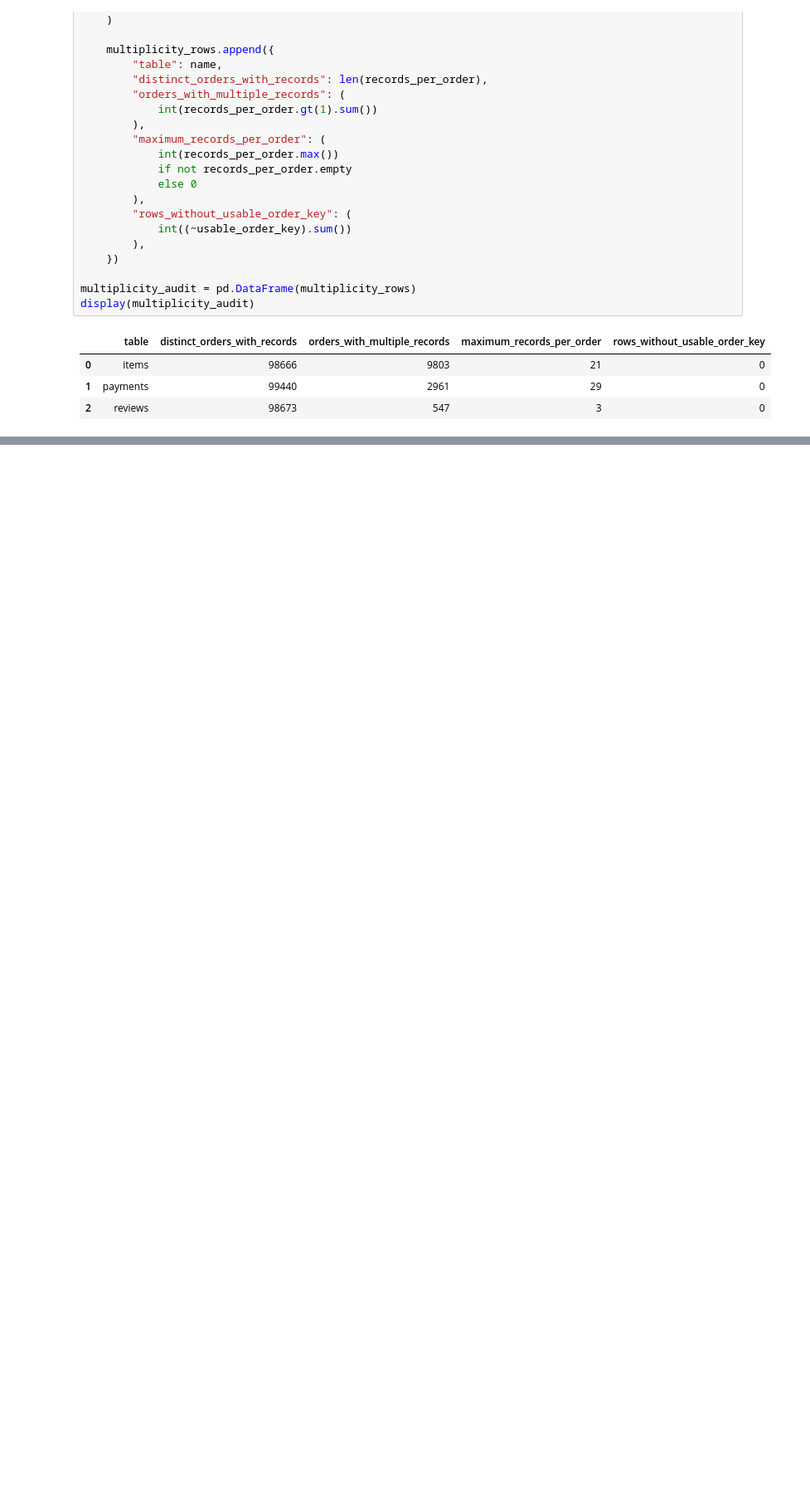
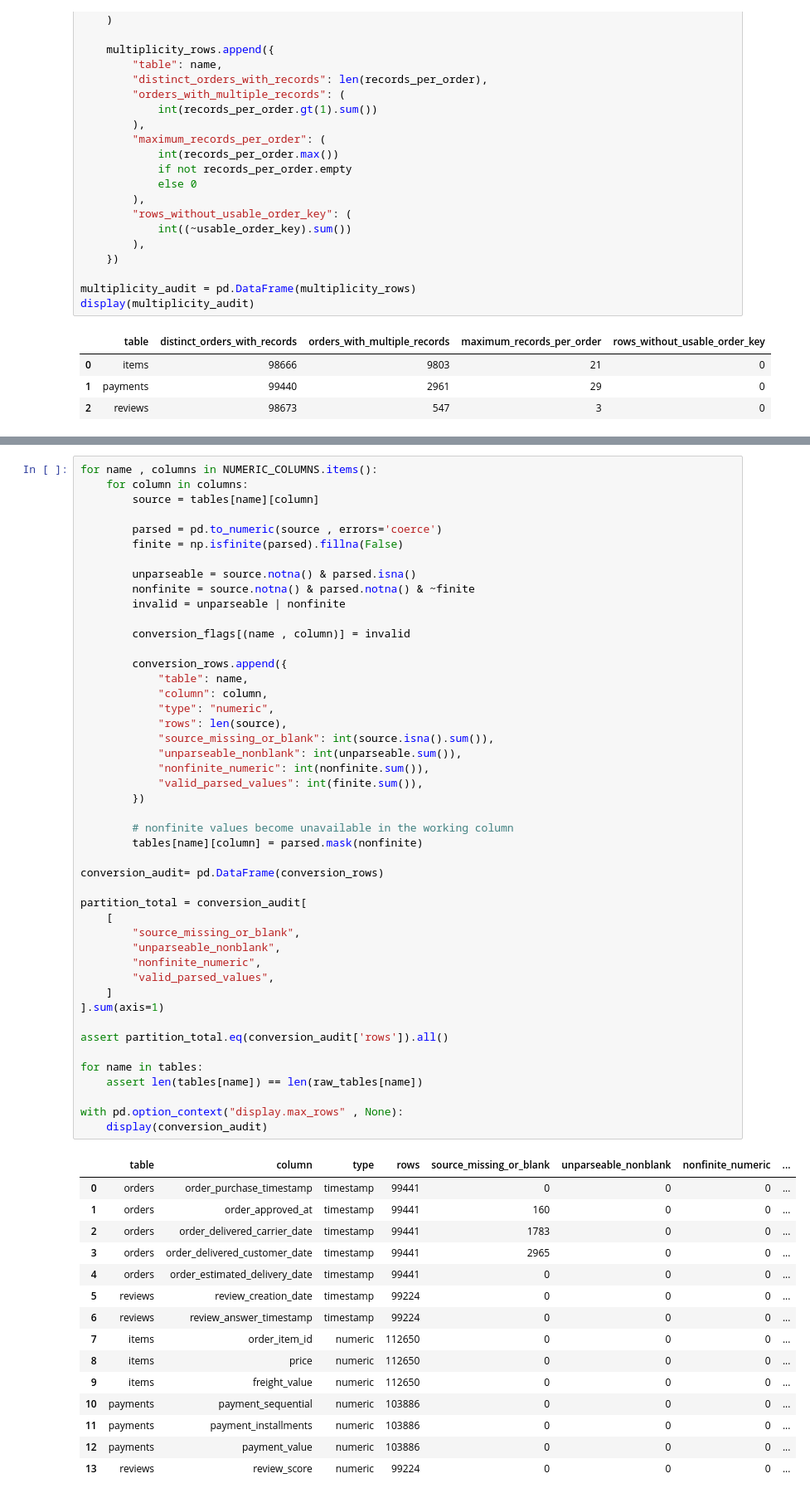
Before and after one commit to BusinessCrab/orderlens-brazilian-ecommerce-analysis, a Jupyter notebook: brazilian_ecommerce_analysis.ipynb, the cells around one changed output, grey strips where cells are left out. Shown at 83% size. Saved outputs shown, nothing was run; the diff lists cells and outputs as text; blank space fills up the shorter version.

Commit message:
type conversion and reference checks

```diff
--- a/brazilian_ecommerce_analysis.ipynb
+++ b/brazilian_ecommerce_analysis.ipynb
@@ -493,0 +585,62 @@ display(multiplicity_audit)
+# %%
+for name , columns in NUMERIC_COLUMNS.items():
+    for column in columns:
+        source = tables[name][column]
+
+        parsed = pd.to_numeric(source , errors='coerce')
+        finite = np.isfinite(parsed).fillna(False)
+
+        unparseable = source.notna() & parsed.isna()
+        nonfinite = source.notna() & parsed.notna() & ~finite
+        invalid = unparseable | nonfinite
+
+        conversion_flags[(name , column)] = invalid
+
+        conversion_rows.append({
+            "table": name,
+            "column": column,
+            "type": "numeric",
+            "rows": len(source),
+            "source_missing_or_blank": int(source.isna().sum()),
+            "unparseable_nonblank": int(unparseable.sum()),
+            "nonfinite_numeric": int(nonfinite.sum()),
+            "valid_parsed_values": int(finite.sum()),
+        })
+
+        # nonfinite values become unavailable in the working column
+        tables[name][column] = parsed.mask(nonfinite)
+
+conversion_audit= pd.DataFrame(conversion_rows)
+
+partition_total = conversion_audit[
+    [
+        "source_missing_or_blank",
+        "unparseable_nonblank",
+        "nonfinite_numeric",
+        "valid_parsed_values",
+    ]
+].sum(axis=1)
+
+assert partition_total.eq(conversion_audit['rows']).all()
+
+for name in tables:
+    assert len(tables[name]) == len(raw_tables[name])
+
+with pd.option_context("display.max_rows" , None):
+    display(conversion_audit)
+# %% [output]
+|  | table | column | type | rows | source_missing_or_blank | unparseable_nonblank | nonfinite_numeric | ... |
+| 0 | orders | order_purchase_timestamp | timestamp | 99441 | 0 | 0 | 0 | ... |
+| 1 | orders | order_approved_at | timestamp | 99441 | 160 | 0 | 0 | ... |
+| 2 | orders | order_delivered_carrier_date | timestamp | 99441 | 1783 | 0 | 0 | ... |
+| 3 | orders | order_delivered_customer_date | timestamp | 99441 | 2965 | 0 | 0 | ... |
+| 4 | orders | order_estimated_delivery_date | timestamp | 99441 | 0 | 0 | 0 | ... |
+| 5 | reviews | review_creation_date | timestamp | 99224 | 0 | 0 | 0 | ... |
+| 6 | reviews | review_answer_timestamp | timestamp | 99224 | 0 | 0 | 0 | ... |
+| 7 | items | order_item_id | numeric | 112650 | 0 | 0 | 0 | ... |
+| 8 | items | price | numeric | 112650 | 0 | 0 | 0 | ... |
+| 9 | items | freight_value | numeric | 112650 | 0 | 0 | 0 | ... |
+| 10 | payments | payment_sequential | numeric | 103886 | 0 | 0 | 0 | ... |
+| 11 | payments | payment_installments | numeric | 103886 | 0 | 0 | 0 | ... |
+| 12 | payments | payment_value | numeric | 103886 | 0 | 0 | 0 | ... |
+| 13 | reviews | review_score | numeric | 99224 | 0 | 0 | 0 | ... |
```
Also changed, not shown: parts of 13 cells of this notebook.
